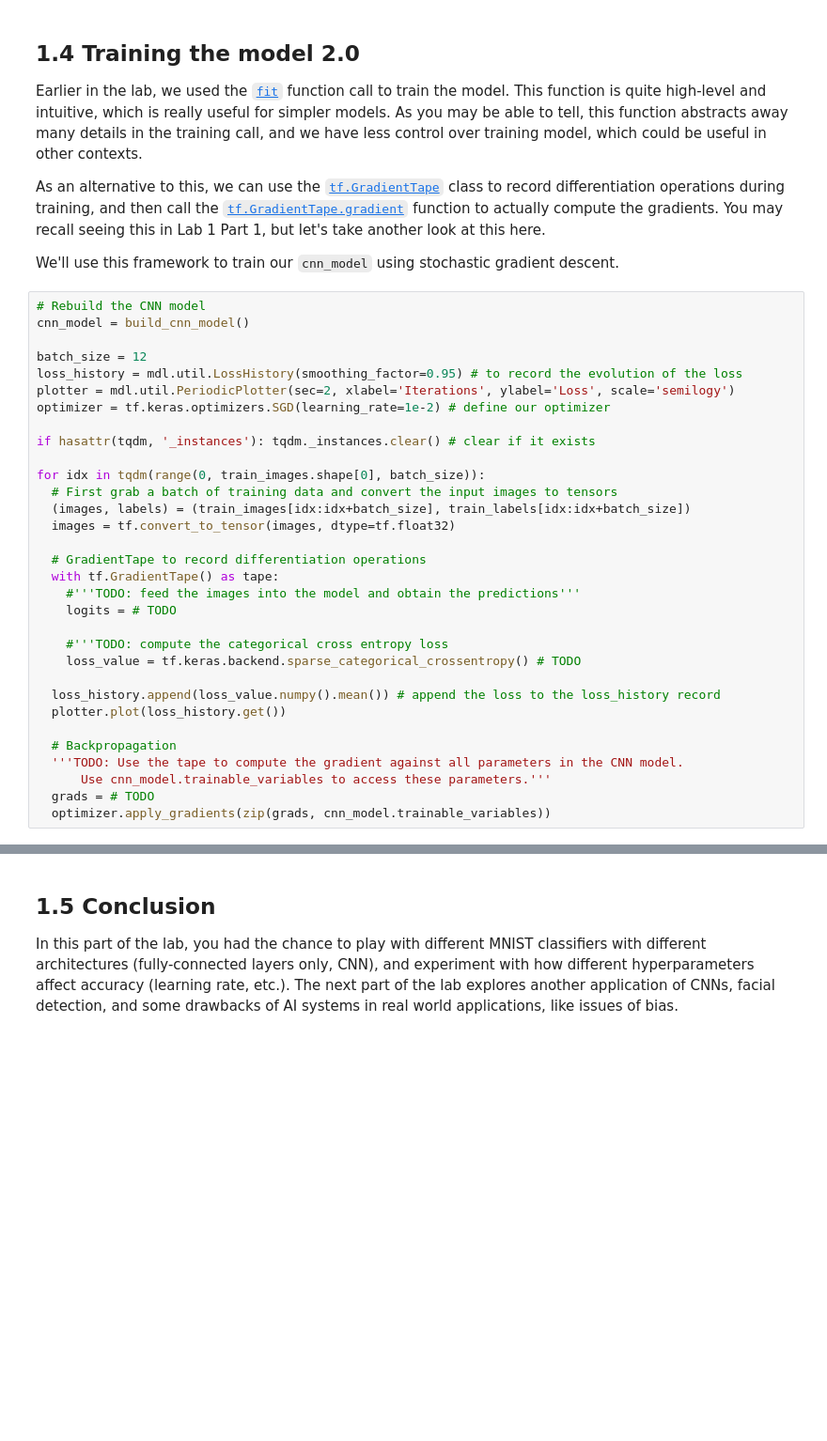
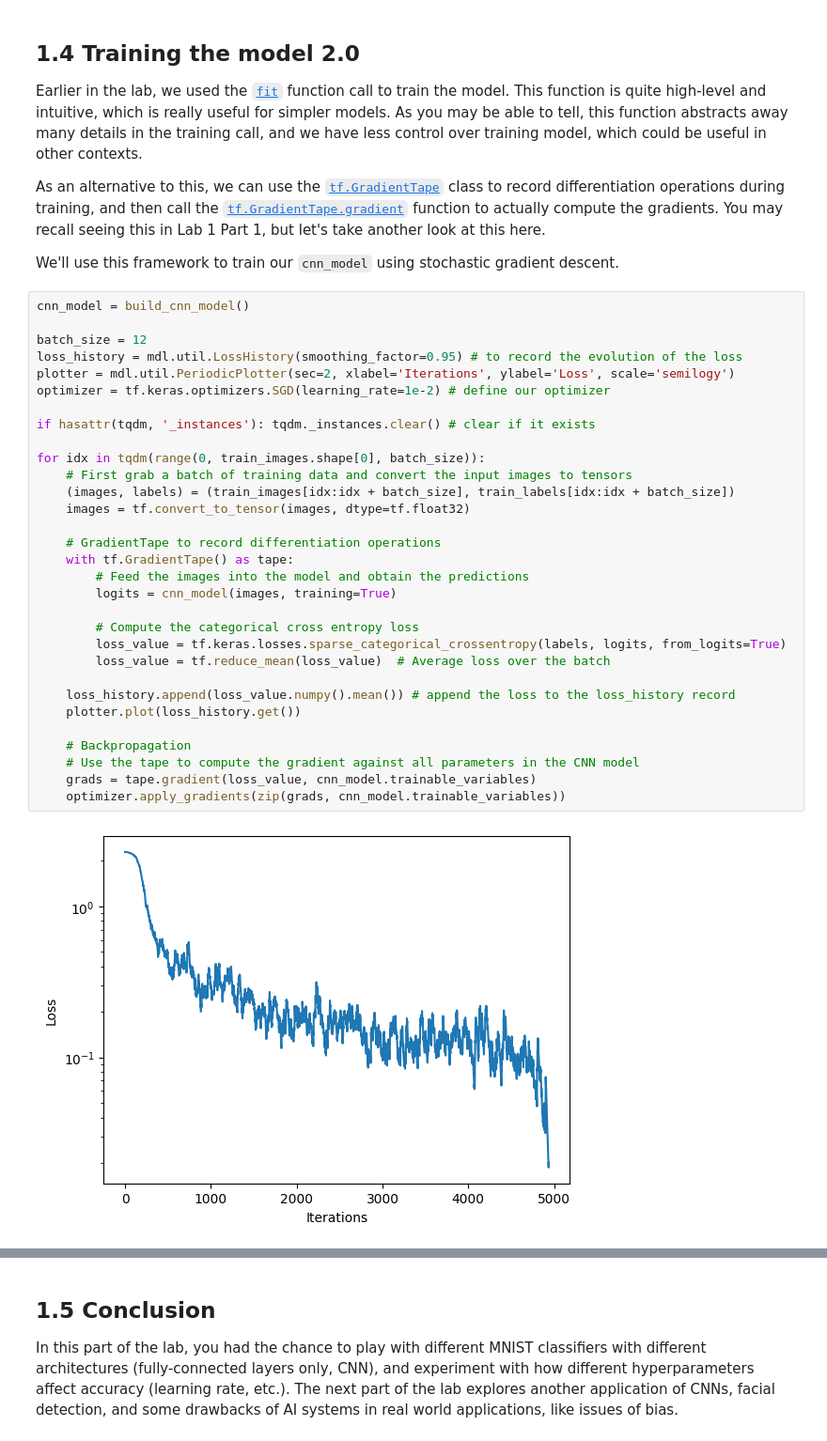
Before and after one commit to dooinn123/lab-comp-vision-mnist-digit-classification, a Jupyter notebook: lab-comp-vision-mnist-digit-classification.ipynb, the cells around one changed output, grey strips where cells are left out. Shown at 94% size. Cells and saved outputs as stored; diff of their text form; blank space fills up the shorter version.

```diff
--- a/lab-comp-vision-mnist-digit-classification.ipynb
+++ b/lab-comp-vision-mnist-digit-classification.ipynb
@@ -308,34 +357,35 @@ As an alternative to this, we can use the [`tf.GradientTape`](https://www.tensor
 
 We'll use this framework to train our `cnn_model` using stochastic gradient descent.
 # %%
-# Rebuild the CNN model
 cnn_model = build_cnn_model()
 
 batch_size = 12
 loss_history = mdl.util.LossHistory(smoothing_factor=0.95) # to record the evolution of the loss
 plotter = mdl.util.PeriodicPlotter(sec=2, xlabel='Iterations', ylabel='Loss', scale='semilogy')
 optimizer = tf.keras.optimizers.SGD(learning_rate=1e-2) # define our optimizer
 
 if hasattr(tqdm, '_instances'): tqdm._instances.clear() # clear if it exists
 
 for idx in tqdm(range(0, train_images.shape[0], batch_size)):
-  # First grab a batch of training data and convert the input images to tensors
-  (images, labels) = (train_images[idx:idx+batch_size], train_labels[idx:idx+batch_size])
-  images = tf.convert_to_tensor(images, dtype=tf.float32)
+    # First grab a batch of training data and convert the input images to tensors
+    (images, labels) = (train_images[idx:idx + batch_size], train_labels[idx:idx + batch_size])
+    images = tf.convert_to_tensor(images, dtype=tf.float32)
 
-  # GradientTape to record differentiation operations
-  with tf.GradientTape() as tape:
-    #'''TODO: feed the images into the model and obtain the predictions'''
-    logits = # TODO
+    # GradientTape to record differentiation operations
+    with tf.GradientTape() as tape:
+        # Feed the images into the model and obtain the predictions
+        logits = cnn_model(images, training=True)
 
-    #'''TODO: compute the categorical cross entropy loss
-    loss_value = tf.keras.backend.sparse_categorical_crossentropy() # TODO
+        # Compute the categorical cross entropy loss
+        loss_value = tf.keras.losses.sparse_categorical_crossentropy(labels, logits, from_logits=True)
+        loss_value = tf.reduce_mean(loss_value)  # Average loss over the batch
 
-  loss_history.append(loss_value.numpy().mean()) # append the loss to the loss_history record
-  plotter.plot(loss_history.get())
+    loss_history.append(loss_value.numpy().mean()) # append the loss to the loss_history record
+    plotter.plot(loss_history.get())
 
-  # Backpropagation
-  '''TODO: Use the tape to compute the gradient against all parameters in the CNN model.
-      Use cnn_model.trainable_variables to access these parameters.'''
-  grads = # TODO
-  optimizer.apply_gradients(zip(grads, cnn_model.trainable_variables))
+    # Backpropagation
+    # Use the tape to compute the gradient against all parameters in the CNN model
+    grads = tape.gradient(loss_value, cnn_model.trainable_variables)
+    optimizer.apply_gradients(zip(grads, cnn_model.trainable_variables))
+# %% [output]
+[figure, added]
```
Also changed, not shown: parts of 15 cells of this notebook.
